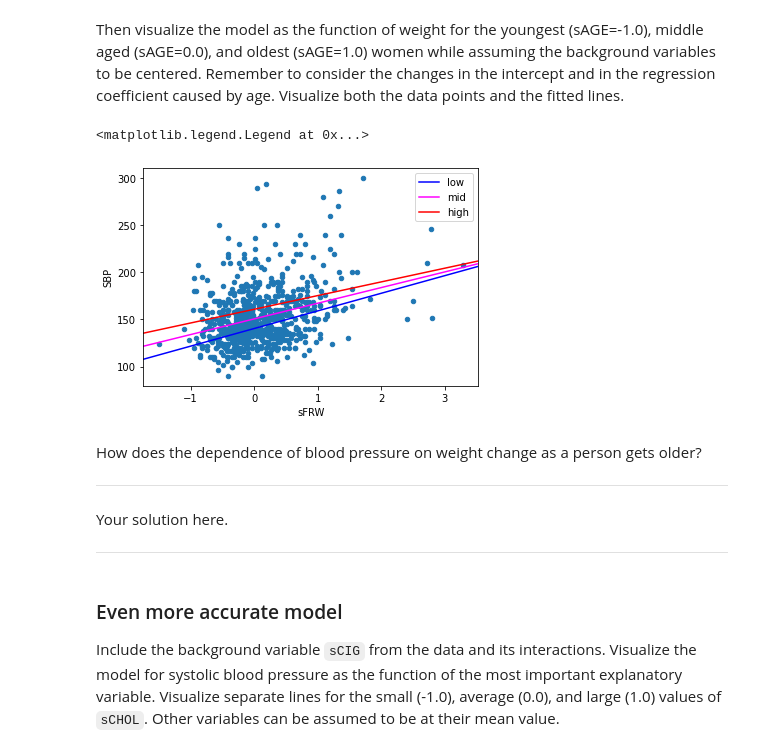
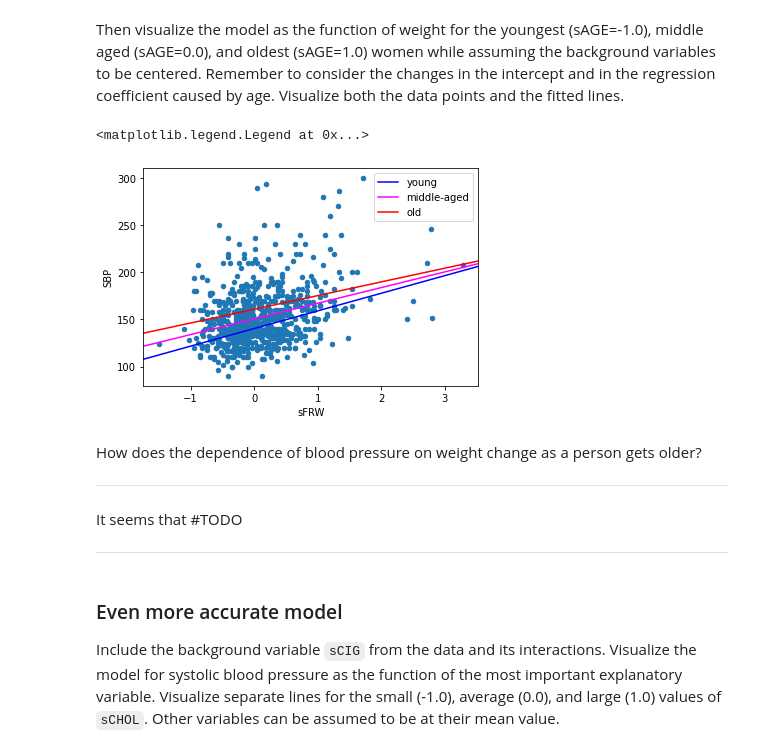
Before and after one commit to nyksy/data-analysis-with-python-2021, a Jupyter notebook: part08/src/project_notebook_regression_analysis.ipynb, the cells around one changed output. Drawn from its saved outputs; the diff is of its cells as text; code cells hidden in the pictures.

```diff
--- a/part08/src/project_notebook_regression_analysis.ipynb
+++ b/part08/src/project_notebook_regression_analysis.ipynb
@@ -125,42 +146,42 @@ Then visualize the model as the function of weight for the youngest (sAGE=-1.0),
 # Put your solution here!
 
 #params
 p = fit.params
 
 #scatter
 fram[fram.SEX=="female"].plot.scatter("sFRW","SBP")
 
 #lines
 abline_plot(
     intercept=p.Intercept-p["sAGE"],
     slope=p.sFRW-p["sAGE:sFRW"],
     ax=plt.gca(),
     color="blue",
-    label="low"
+    label="young"
 )
 abline_plot(
     intercept=p.Intercept,
     slope=p.sFRW,
     ax=plt.gca(),
     color="magenta",
-    label="mid"
+    label="middle-aged"
 )
 abline_plot(
     intercept=p.Intercept+p["sAGE"],
     slope=p.sFRW+p["sAGE:sFRW"],
     ax=plt.gca(),
     color="red",
-    label="high"
+    label="old"
 )
 plt.legend()
 # %% [output]
 <matplotlib.legend.Legend at 0x...>
-[figure, old version]
+[figure, new version]
 # %% [markdown]
 How does the dependence of blood pressure on weight change as a person gets older?
 ***
 
-Your solution here.
+It seems that #TODO
 
 ***
 # %% [markdown]
```
Also changed, not shown: parts of 18 cells of this notebook.
